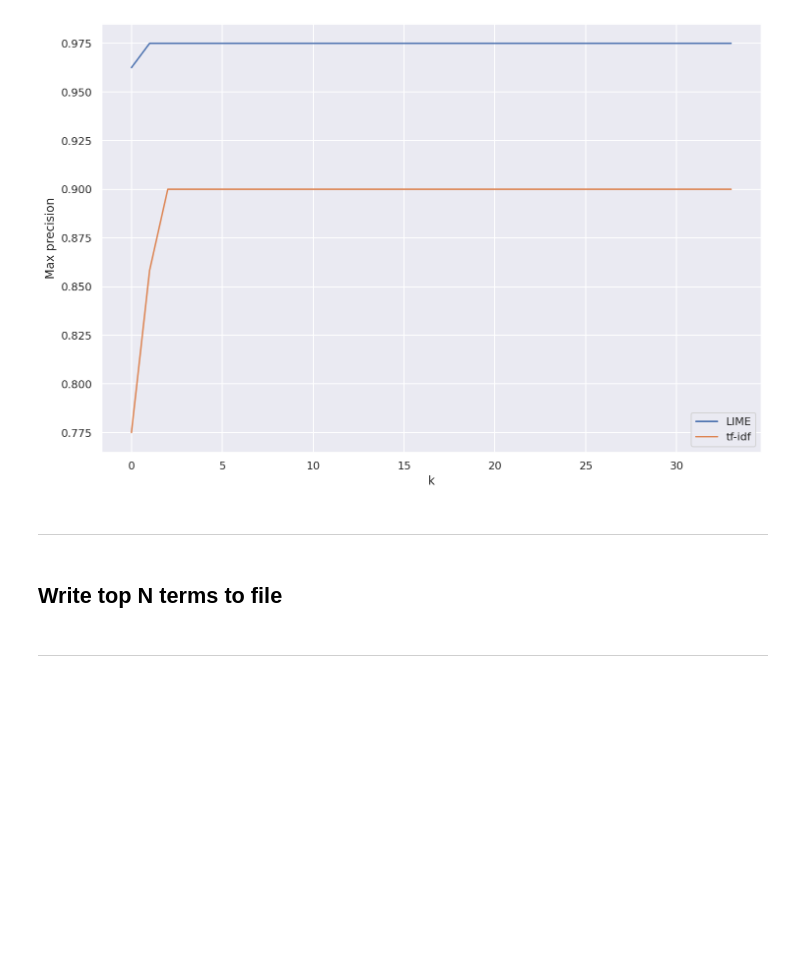
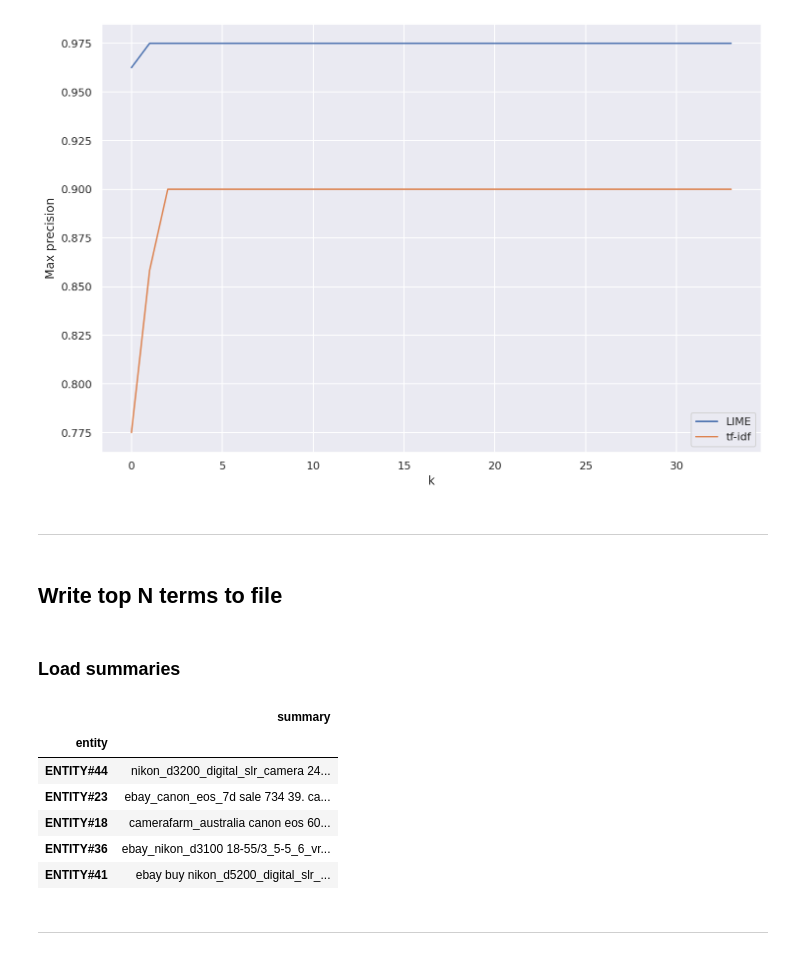
Before and after one commit to jermathew/E2L, a Jupyter notebook: notebooks/evaluation/alaska_eval.ipynb, the cells around one changed output. Drawn from its saved outputs; the diff is of its cells as text; code cells hidden in the pictures; blank space fills up the shorter version.

Commit message:
add "summary" column in top_n_terms excel file

```diff
--- a/notebooks/evaluation/alaska_eval.ipynb
+++ b/notebooks/evaluation/alaska_eval.ipynb
@@ -324,6 +324,22 @@ compare_lineplots(list(range(min_k)),
 ---
 # %% [markdown]
 ## Write top N terms to file
+# %% [markdown]
+### Load summaries
+# %%
+summaries_filename = 'chunk_summary_alaska.xlsx'
+summaries_filepath = os.path.join(root_dir, data_dir, rank_dir, summaries_filename)
+# %%
+summaries_df = pd.read_excel(summaries_filepath, index_col=0)
+summaries_df.head()
+# %% [output]
+|  | summary |
+| entity |  |
+| ENTITY#44 | nikon_d3200_digital_slr_camera 24... |
+| ENTITY#23 | ebay_canon_eos_7d sale 734 39. ca... |
+| ENTITY#18 | camerafarm_australia canon eos 60... |
+| ENTITY#36 | ebay_nikon_d3100 18-55/3_5-5_6_vr... |
+| ENTITY#41 | ebay buy nikon_d5200_digital_slr_... |
 # %%
 filename = 'top_n_alaska.xlsx'
 filepath = os.path.join(root_dir, data_dir, rank_dir, filename)
```
Also changed, not shown: parts of 2 cells of this notebook, 1 other file.
